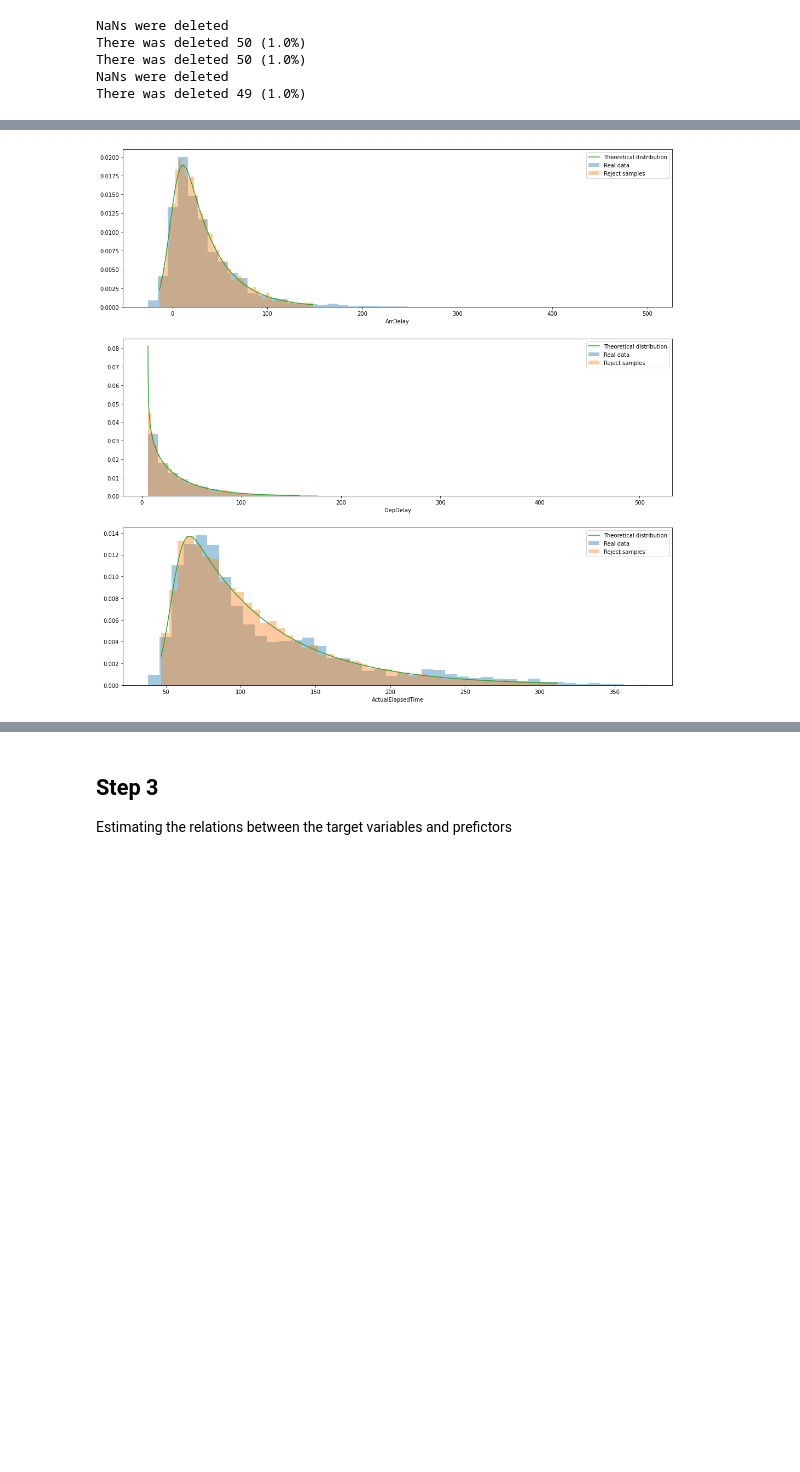
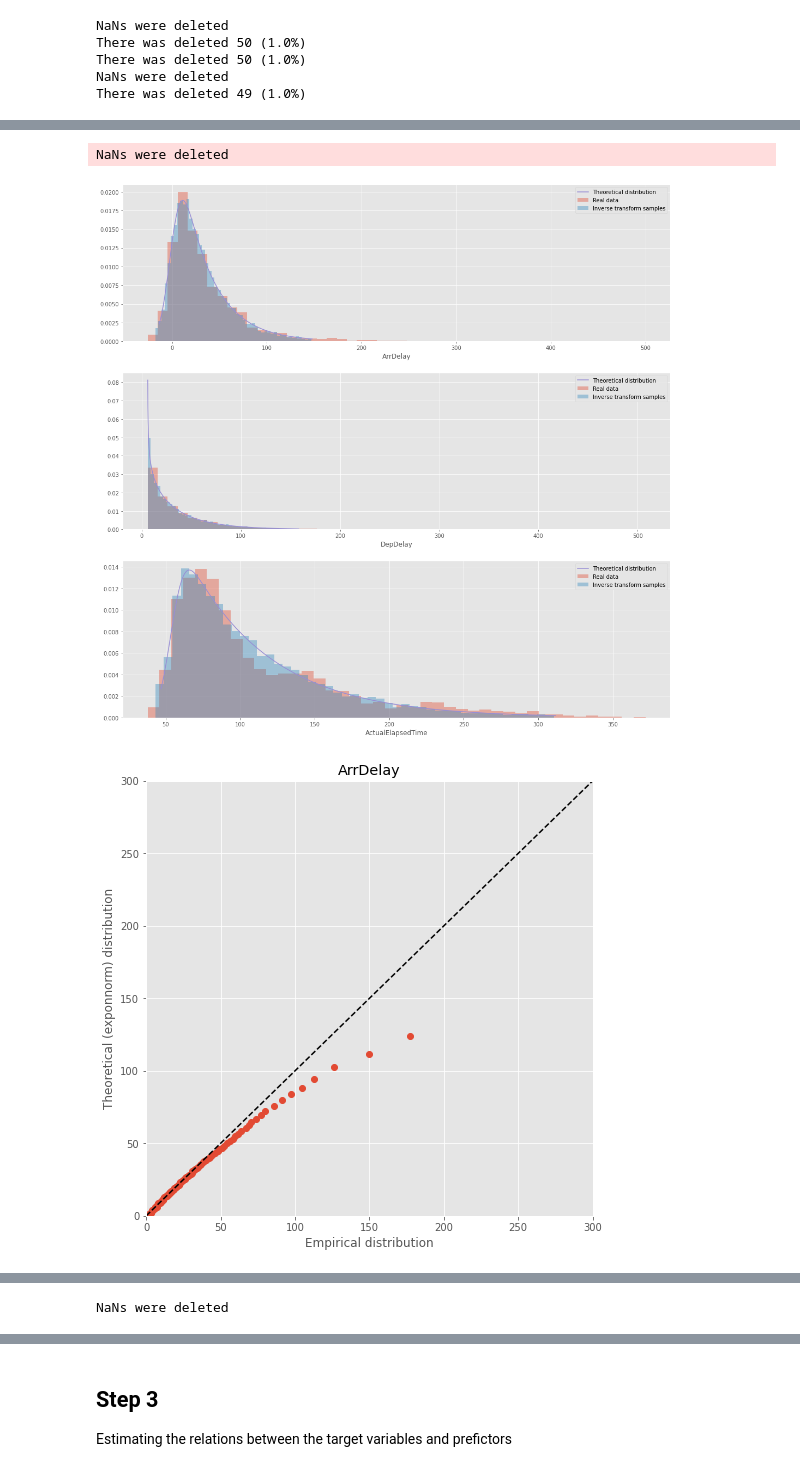
Before and after one commit to vvoronin96/MM_MDA, a Jupyter notebook: Lab 3.ipynb, the cells around one changed output, grey strips where cells are left out. Cells and saved outputs as stored; diff of their text form; code cells hidden in the pictures; blank space fills up the shorter version.

```diff
--- a/Lab 3.ipynb
+++ b/Lab 3.ipynb
@@ -13,5 +13,5 @@ DATASET_PATH = 'Dataset/DelayedFlights.csv'
 # %%
 #импорт файла для Даниила (Скачивем датасет из моего гугл диск в локальную среду выполнения)
-#!pip install gdown
-#!gdown https://drive.google.com/uc?id=1EV-sui1_q21KMuS0SYrkDHyF3kFi291h
-#DATASET_PATH = 'DelayedFlights.csv'
+!pip install gdown
+!gdown https://drive.google.com/uc?id=1EV-sui1_q21KMuS0SYrkDHyF3kFi291h
+DATASET_PATH = 'DelayedFlights.csv'
@@ -19,6 +31,7 @@ DATASET_PATH = 'Dataset/DelayedFlights.csv'
 #!pip install pgmpy
 
 import pandas as pd
+import matplotlib
 import matplotlib.pyplot as plt
 import numpy as np
 import seaborn as sns
@@ -40,8 +53,29 @@ from pgmpy.models import BayesianModel
 from pgmpy.sampling import BayesianModelSampling
 from collections import Counter
 from pgmpy.inference import VariableElimination
+
+#matplotlib.rcParams['figure.figsize'] = (12.0, 7.0)
+matplotlib.style.use('ggplot')
+#sns.set_style("darkgrid")
 # %%
 # supporting functions
+
+def get_qq_plot(qn_first, qn_second, distribution, title = ''):
+  """create qq-plot"""
+  # Calculation of quantiles
+  min_qn = np.min([qn_first.min(), qn_second.min()])
+  max_qn = np.max([qn_first.max(), qn_second.max()])
+  x = np.linspace(0, max_qn*1.25)
+  # Building a quantile biplot
+  plt.figure(figsize=(8, 8))
+  plt.plot(qn_first, qn_second, ls="", marker="o", markersize=6)
+  plt.plot(x, x, color="k", ls="--")
+  plt.xlim(0, 300)
+  plt.ylim(0, 300)
+  plt.xlabel(f'Empirical distribution')
+  plt.ylabel(f'Theoretical ({distribution}) distribution')
+  plt.title(title)
+  plt.show()
 
 def get_data(column_name):
   """delete Nan from initial data"""
@@ -301,30 +352,8 @@ for dist in dists:
-# %%
-# generating and plottig reject samples
-
-fig, axes = plt.subplots(3, 1, figsize=(18, 18))
-i = 0
-
-for dist in dists:
-  key = dist['key']
-  distribution = dist['dist']
-  params =  dist['params']
-  size = 10000
-
-  # actual data
-  data = dataset[key]
-
-  # samples
-  samples = reject_sampling(distribution, params, size)
-
-  # theoretical distribution
-  x, y = dencity(distribution, params, size)
-
-  sns.distplot(data, ax=axes[i], norm_hist=True, hist=True, kde=False, label='Real data')
-  sns.distplot(samples, ax=axes[i], norm_hist=True, hist=True, kde=False, label='Reject samples')
-  sns.lineplot(x, y, ax=axes[i], label='Theoretical distribution')
-
-  axes[i].legend()
-
-  i+=1
-# %% [output]
-[figure, removed]
+# %%
+# generating and plottig inverse transform samples
+
+sample_and_plot(dists, its)
+# %% [output]
+NaNs were deleted
+[figure, added]
+[figure, added]
@@ -330,0 +361 @@ for dist in dists:
+NaNs were deleted
```
Also changed, not shown: parts of 5 cells of this notebook.
